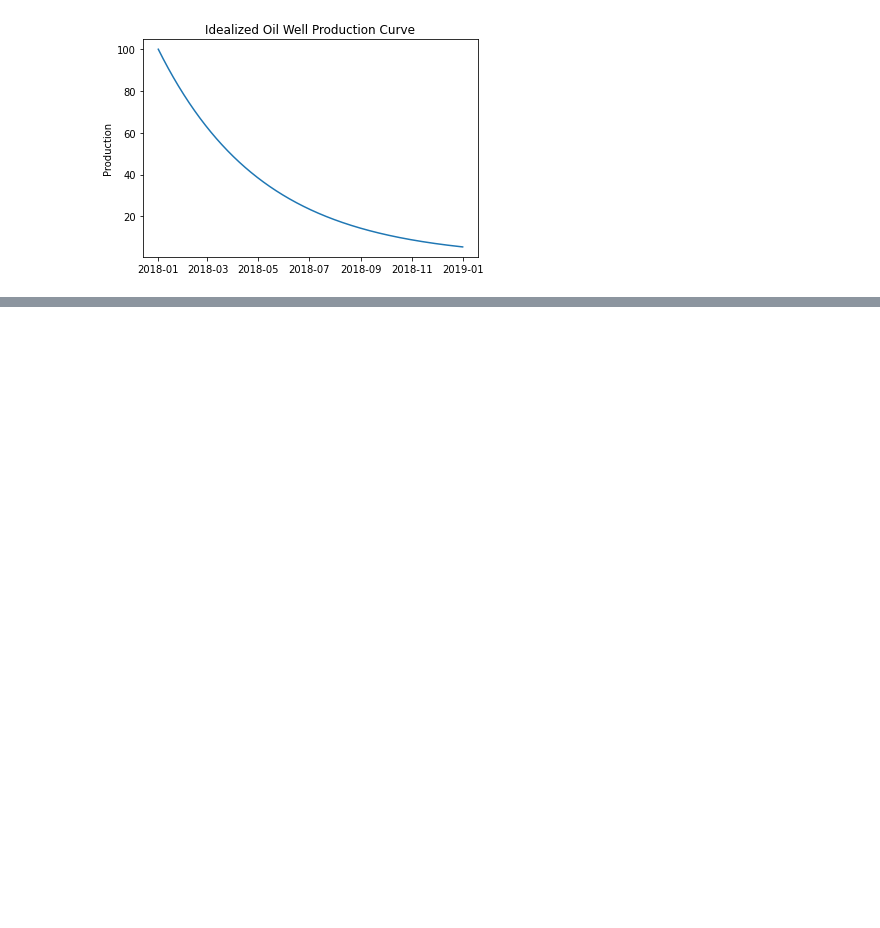
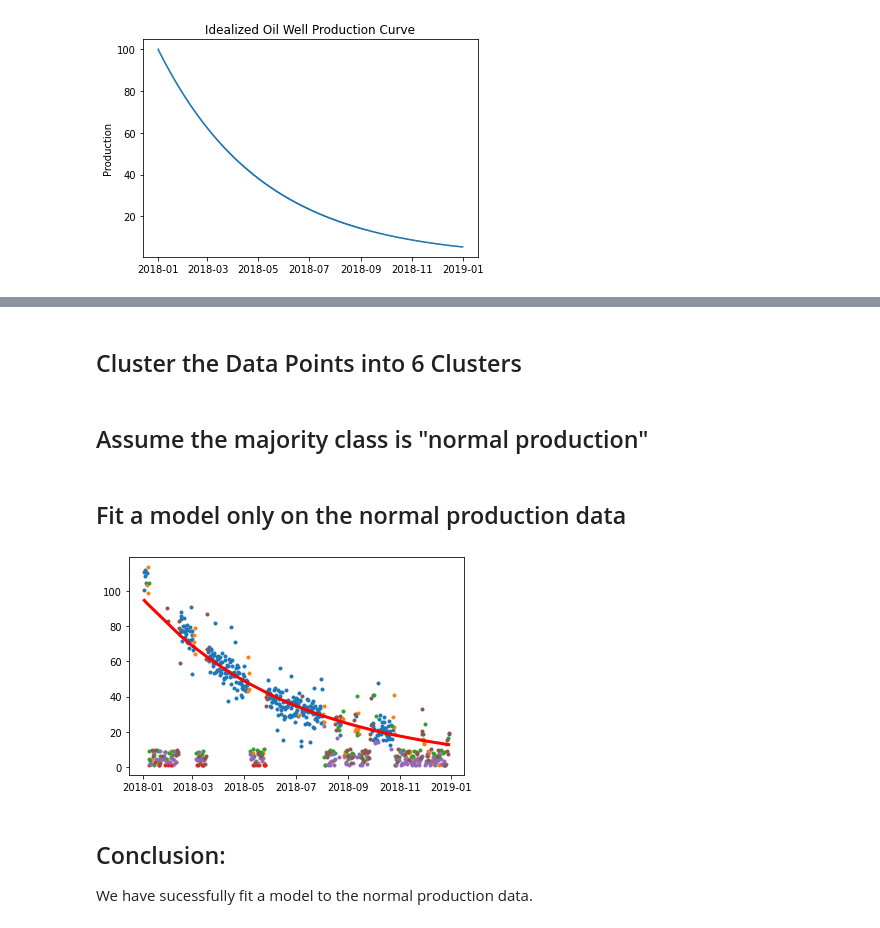
Before and after one commit to ljbelenky/decline, a Jupyter notebook: Production Modeling.ipynb, the cells around one changed output, grey strips where cells are left out. Drawn from its saved outputs; the diff is of its cells as text; code cells hidden in the pictures; blank space fills up the shorter version.

```diff
--- a/Production Modeling.ipynb
+++ b/Production Modeling.ipynb
@@ -140,0 +150,31 @@ See the caveats in the documentation: https://pandas.pydata.org/pandas-docs/stab
+# %% [markdown]
+## Cluster the Data Points into 6 Clusters
+# %%
+X = PCA(n_components = int(len(X.columns)/1.5), whiten = True).fit_transform(X)
+
+labels = KMeans(n_clusters =6).fit(X).predict(X)
+data['labels'] = -1
+data.iloc[indices,-1] = labels
+data = data[data['labels']>=0]
+# %% [markdown]
+## Assume the majority class is "normal production"
+# %%
+majority_class = data['labels'].value_counts().index[0]
+majority = data[data['labels']==majority_class]
+# %% [markdown]
+## Fit a model only on the normal production data
+# %%
+model = LR().fit(majority['date'].values.reshape(-1,1), np.log(majority['production']))
+predictions = np.exp(model.predict(majority['date'].values.astype(float).reshape(-1,1)))
+
+for label in data['labels'].unique():
+    l = data[data['labels'] == label]
+    plt.scatter(l['date'], l['production'], marker = '.')
+
+plt.plot(majority['date'], predictions, linewidth = 3, color = 'r');
+# %% [output]
+[figure, added]
+# %% [markdown]
+## Conclusion:
+
+We have sucessfully fit a model to the normal production data.
```
Also changed, not shown: parts of 15 cells of this notebook.
